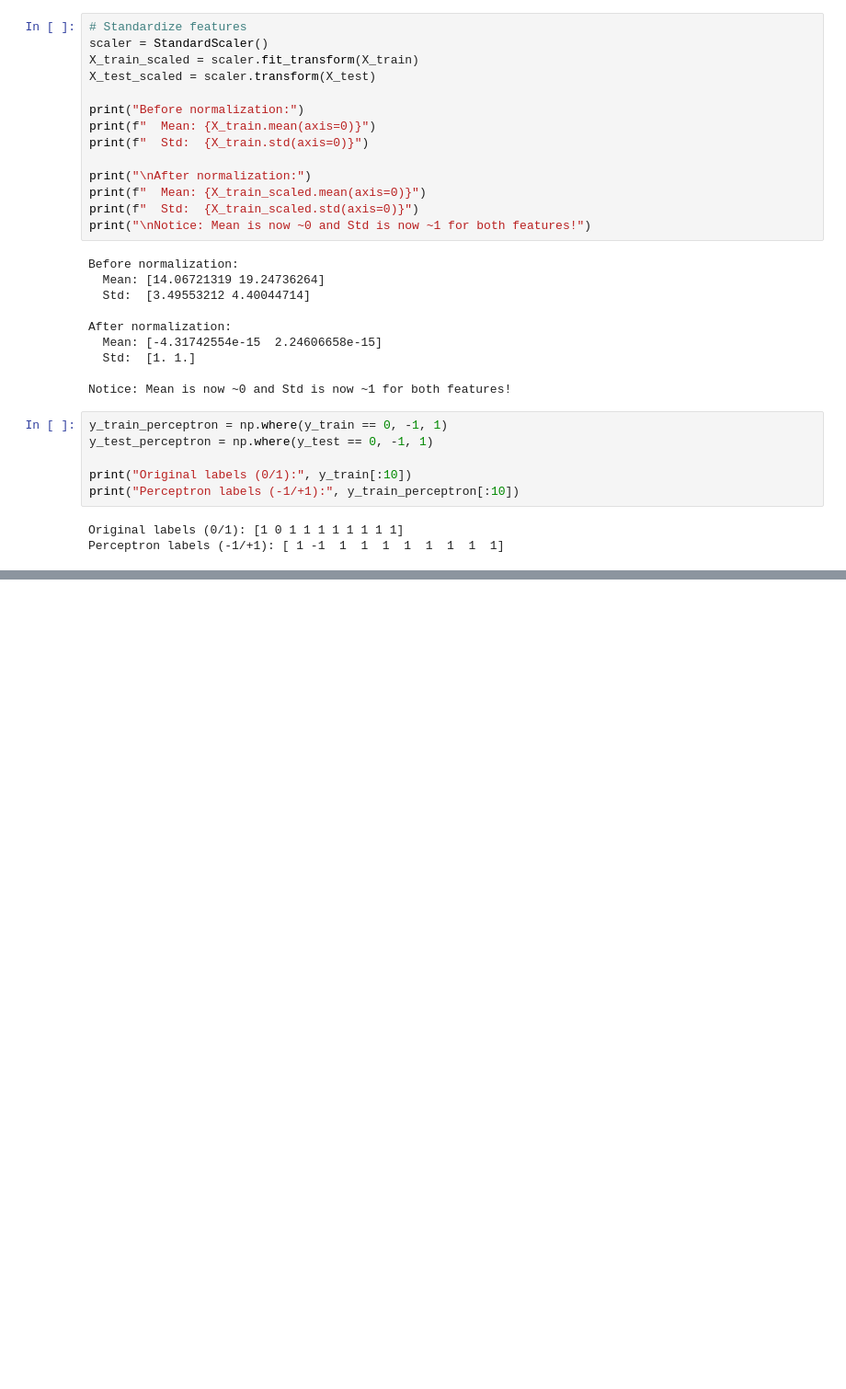
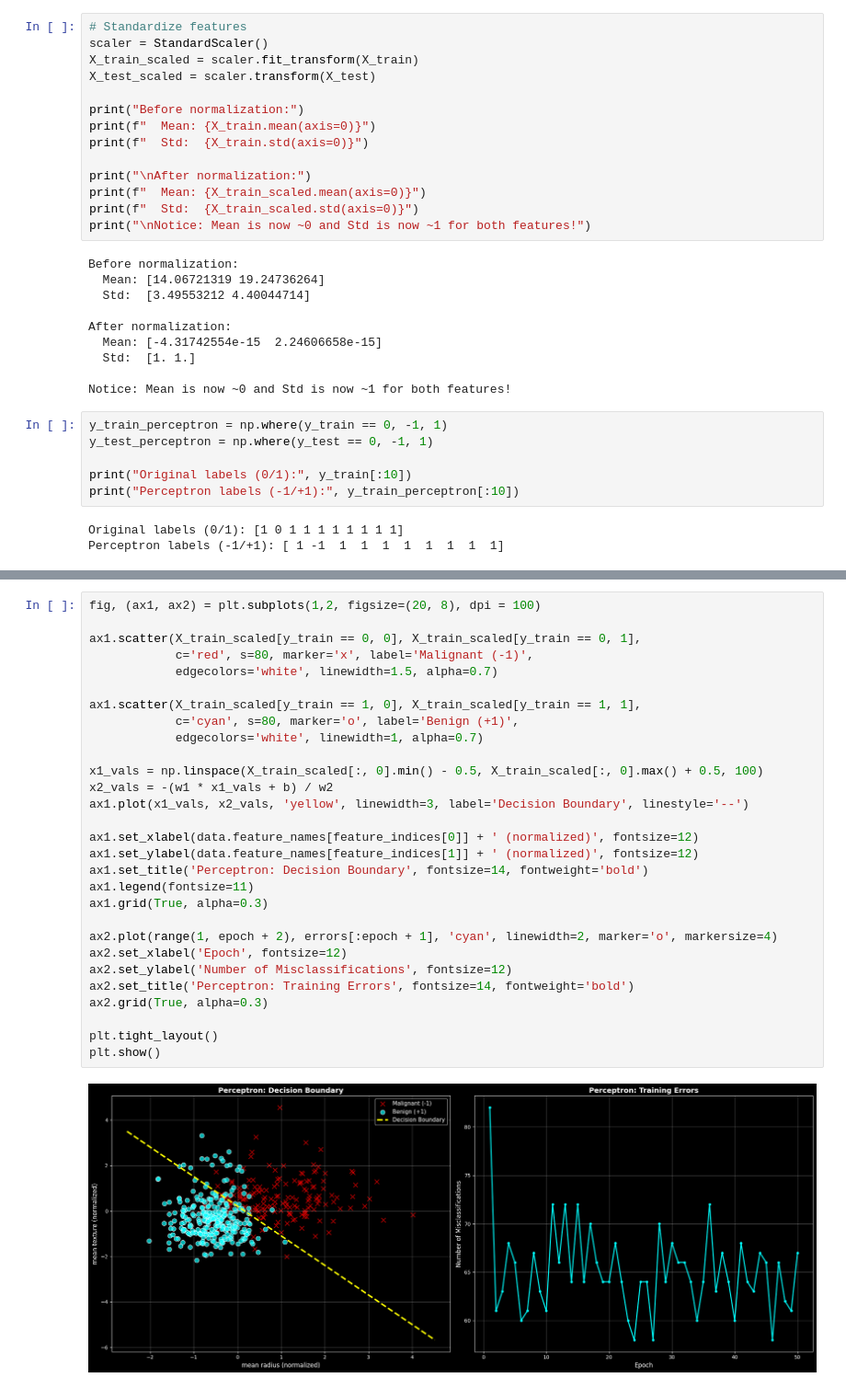
Before and after one commit to JohnHalim/AI-Engineering-Masterclass, a Jupyter notebook: 01-ML-terms-and-algorithms/perceptron_lr_DNN.ipynb, the cells around one changed output, grey strips where cells are left out. Shown at 92% size. Cells and saved outputs as stored; diff of their text form; blank space fills up the shorter version.

Commit message:
finished perceptron

```diff
--- a/01-ML-terms-and-algorithms/perceptron_lr_DNN.ipynb
+++ b/01-ML-terms-and-algorithms/perceptron_lr_DNN.ipynb
@@ -162,0 +201,31 @@ Perceptron labels (-1/+1): [ 1 -1  1  1  1  1  1  1  1  1]
+# %%
+fig, (ax1, ax2) = plt.subplots(1,2, figsize=(20, 8), dpi = 100)
+
+ax1.scatter(X_train_scaled[y_train == 0, 0], X_train_scaled[y_train == 0, 1],
+            c='red', s=80, marker='x', label='Malignant (-1)',
+            edgecolors='white', linewidth=1.5, alpha=0.7)
+
+ax1.scatter(X_train_scaled[y_train == 1, 0], X_train_scaled[y_train == 1, 1],
+            c='cyan', s=80, marker='o', label='Benign (+1)',
+            edgecolors='white', linewidth=1, alpha=0.7)
+
+x1_vals = np.linspace(X_train_scaled[:, 0].min() - 0.5, X_train_scaled[:, 0].max() + 0.5, 100)
+x2_vals = -(w1 * x1_vals + b) / w2
+ax1.plot(x1_vals, x2_vals, 'yellow', linewidth=3, label='Decision Boundary', linestyle='--')
+
+ax1.set_xlabel(data.feature_names[feature_indices[0]] + ' (normalized)', fontsize=12)
+ax1.set_ylabel(data.feature_names[feature_indices[1]] + ' (normalized)', fontsize=12)
+ax1.set_title('Perceptron: Decision Boundary', fontsize=14, fontweight='bold')
+ax1.legend(fontsize=11)
+ax1.grid(True, alpha=0.3)
+
+ax2.plot(range(1, epoch + 2), errors[:epoch + 1], 'cyan', linewidth=2, marker='o', markersize=4)
+ax2.set_xlabel('Epoch', fontsize=12)
+ax2.set_ylabel('Number of Misclassifications', fontsize=12)
+ax2.set_title('Perceptron: Training Errors', fontsize=14, fontweight='bold')
+ax2.grid(True, alpha=0.3)
+
+plt.tight_layout()
+plt.show()
+# %% [output]
+[figure, added]
```
Also changed, not shown: parts of 2 cells of this notebook.
